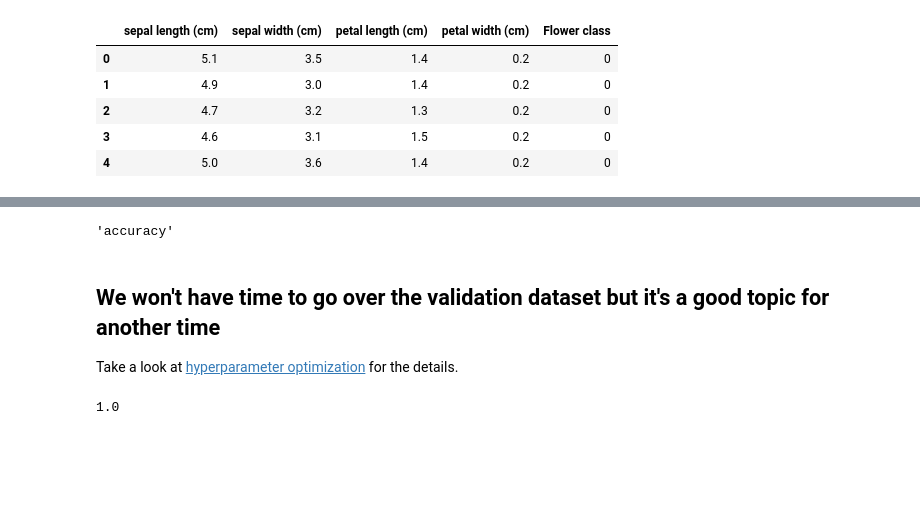
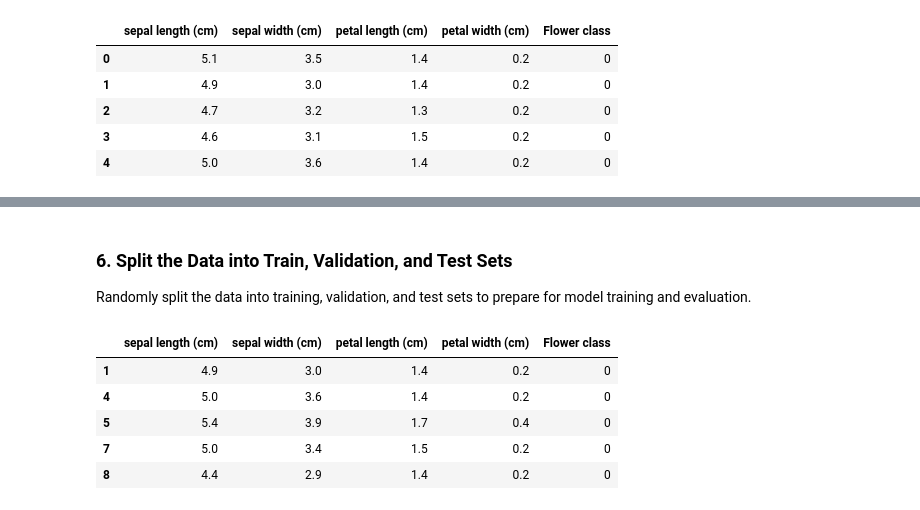
Before and after one commit to tonyreina/python_for_poets, a Jupyter notebook: python_final_2_of_2_scikit_learn.ipynb, the cells around one changed output, grey strips where cells are left out. Drawn from its saved outputs; the diff is of its cells as text; code cells hidden in the pictures; blank space fills up the shorter version.

Commit message:
Fixing dask example

```diff
--- a/python_final_2_of_2_scikit_learn.ipynb
+++ b/python_final_2_of_2_scikit_learn.ipynb
@@ -91,0 +93,4 @@ Dask Name: read-csv, 1 graph layer
+# %%
+
+# Load CSV as a Dask DataFrame
+ddf = dd.read_csv(csv_filename)
@@ -483,12 +109,19 @@ array([[-4.82393941, -2.2657477 , -0.85024618,  2.1531378 ],
-# %%
-classifier_increment.scoring
-# %% [output]
-'accuracy'
-# %% [markdown]
-## We won't have time to go over the validation dataset but it's a good topic for another time
-
-Take a look at [hyperparameter optimization](https://scikit-learn.org/stable/modules/grid_search.html) for the details.
-# %%
-classifier_increment.score(X_validate, y_validate)
-# %% [output]
-1.0
+# %% [markdown]
+### 6. Split the Data into Train, Validation, and Test Sets
+Randomly split the data into training, validation, and test sets to prepare for model training and evaluation.
+# %%
+fraction_train = 0.8
+fraction_val = 0.1
+fraction_test = 1 - fraction_train - fraction_val
+
+assert fraction_train + fraction_val + fraction_test == 1.0, "Fractions must sum to 1.0"
+ddf_train, ddf_val, ddf_test = ddf.random_split([fraction_train, fraction_val, fraction_test], random_state=816)
+# %%
+ddf_train.head()
+# %% [output]
+|  | sepal length (cm) | sepal width (cm) | petal length (cm) | petal width (cm) | Flower class |
+| 1 | 4.9 | 3.0 | 1.4 | 0.2 | 0 |
+| 4 | 5.0 | 3.6 | 1.4 | 0.2 | 0 |
+| 5 | 5.4 | 3.9 | 1.7 | 0.4 | 0 |
+| 7 | 5.0 | 3.4 | 1.5 | 0.2 | 0 |
+| 8 | 4.4 | 2.9 | 1.4 | 0.2 | 0 |
```
Also changed, not shown: parts of 54 cells of this notebook, 1 other file.
